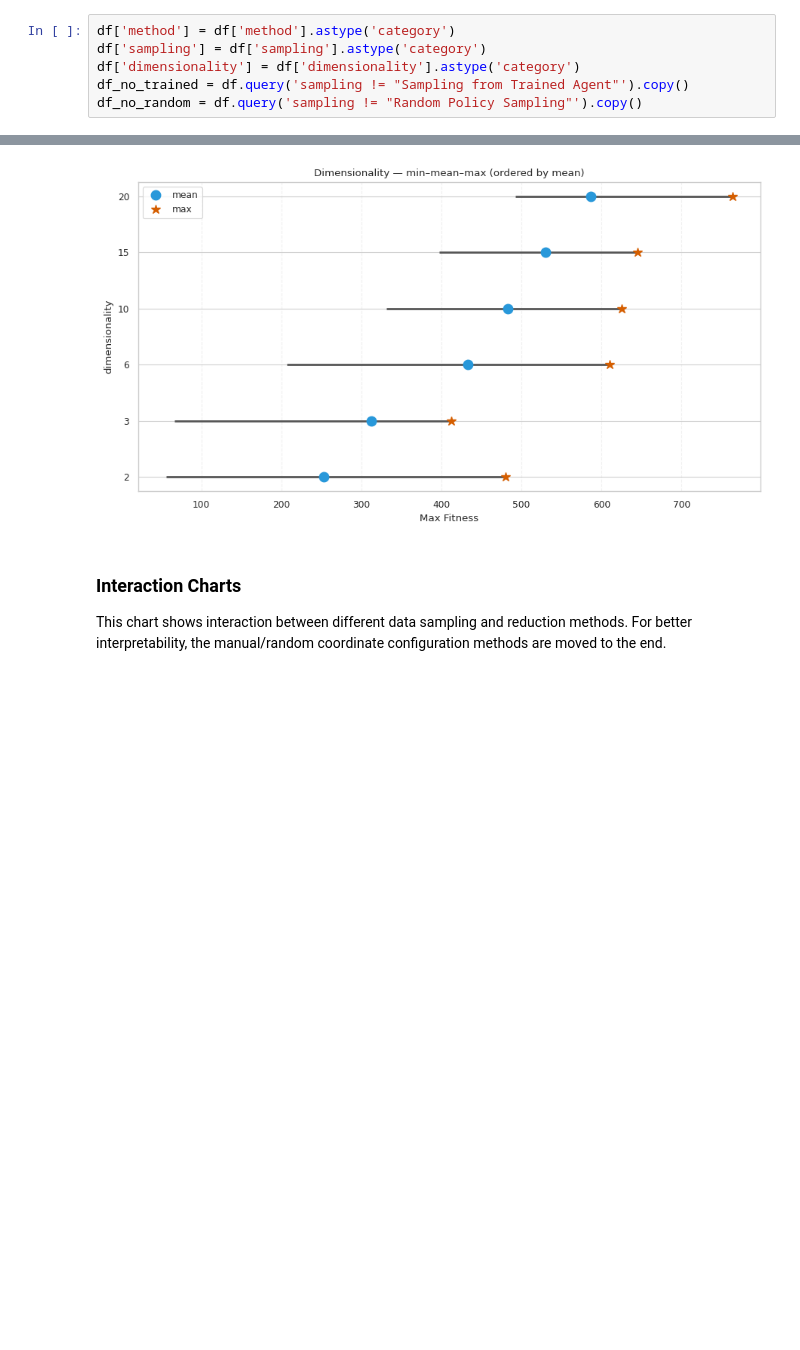
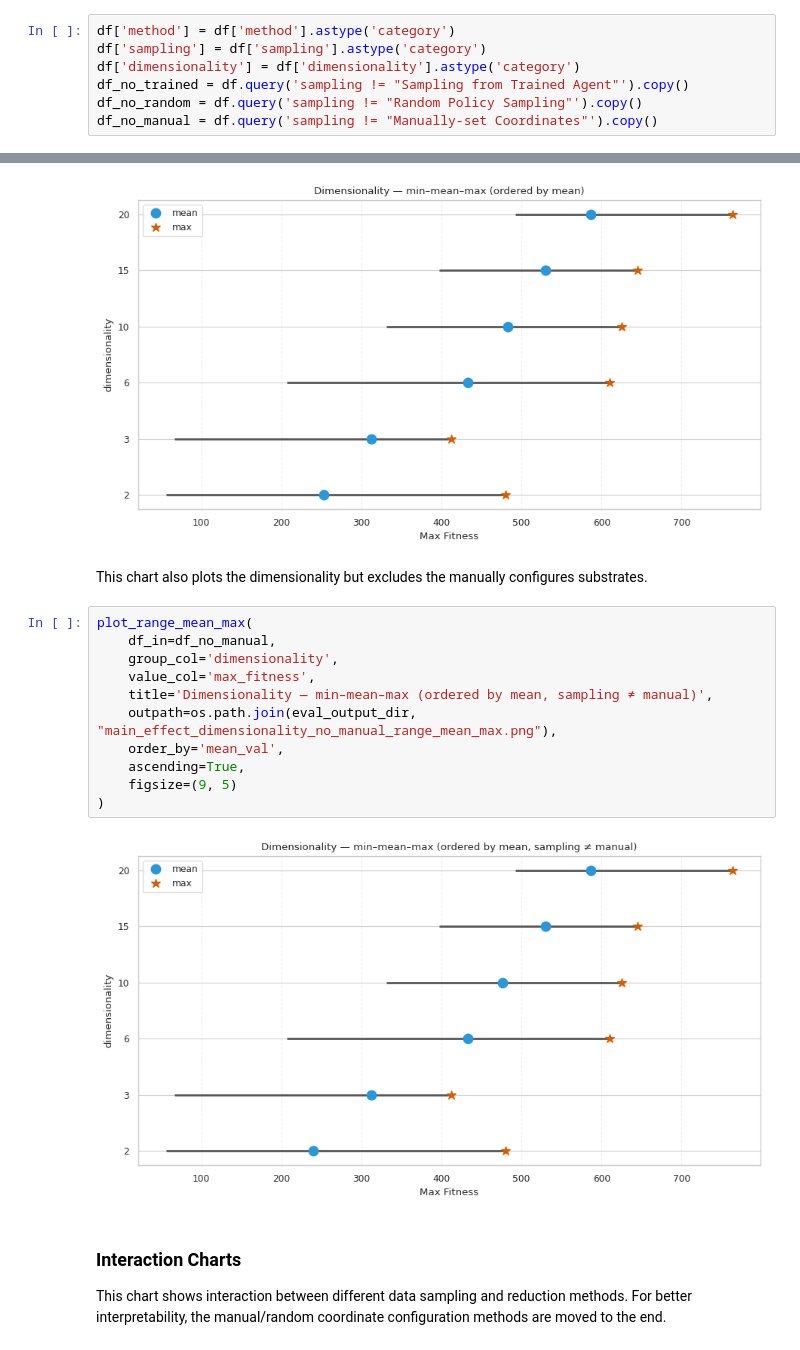
Before and after one commit to A-Gruber-IU/hyperneat_substrates, a Jupyter notebook: evaluation.ipynb, the cells around one changed output, grey strips where cells are left out. Cells and saved outputs as stored; diff of their text form; blank space fills up the shorter version.

```diff
--- a/evaluation.ipynb
+++ b/evaluation.ipynb
@@ -102,6 +102,7 @@ df['sampling'] = df['sampling'].astype('category')
 df['dimensionality'] = df['dimensionality'].astype('category')
 df_no_trained = df.query('sampling != "Sampling from Trained Agent"').copy()
 df_no_random = df.query('sampling != "Random Policy Sampling"').copy()
+df_no_manual = df.query('sampling != "Manually-set Coordinates"').copy()
 # %% [markdown]
 ### Main Effect Charts
 
@@ -231,6 +232,21 @@ plot_range_mean_max(
 )
 # %% [output]
 [figure]
+# %% [markdown]
+This chart also plots the dimensionality but excludes the manually configures substrates.
+# %%
+plot_range_mean_max(
+    df_in=df_no_manual,
+    group_col='dimensionality',
+    value_col='max_fitness',
+    title='Dimensionality — min–mean–max (ordered by mean, sampling ≠ manual)',
+    outpath=os.path.join(eval_output_dir, "main_effect_dimensionality_no_manual_range_mean_max.png"),
+    order_by='mean_val',
+    ascending=True,
+    figsize=(9, 5)
+)
+# %% [output]
+[figure, added]
 # %% [markdown]
 ### Interaction Charts
 
```
Also changed, not shown: 1 other file.
